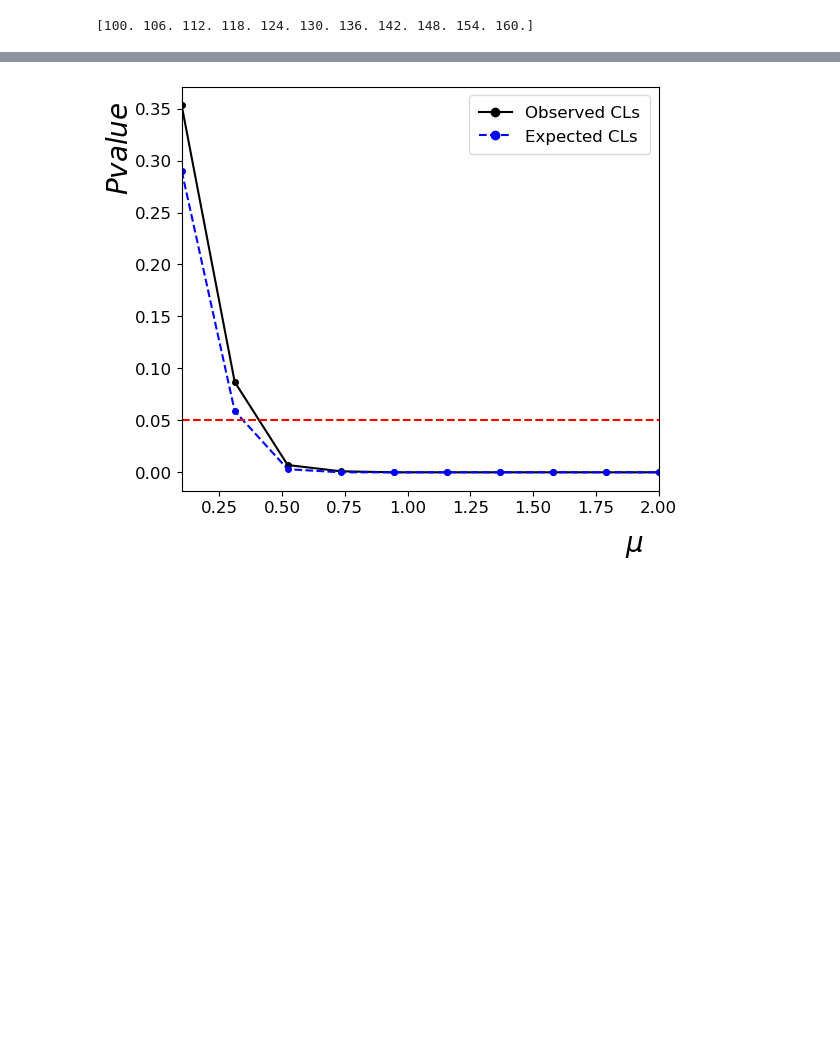
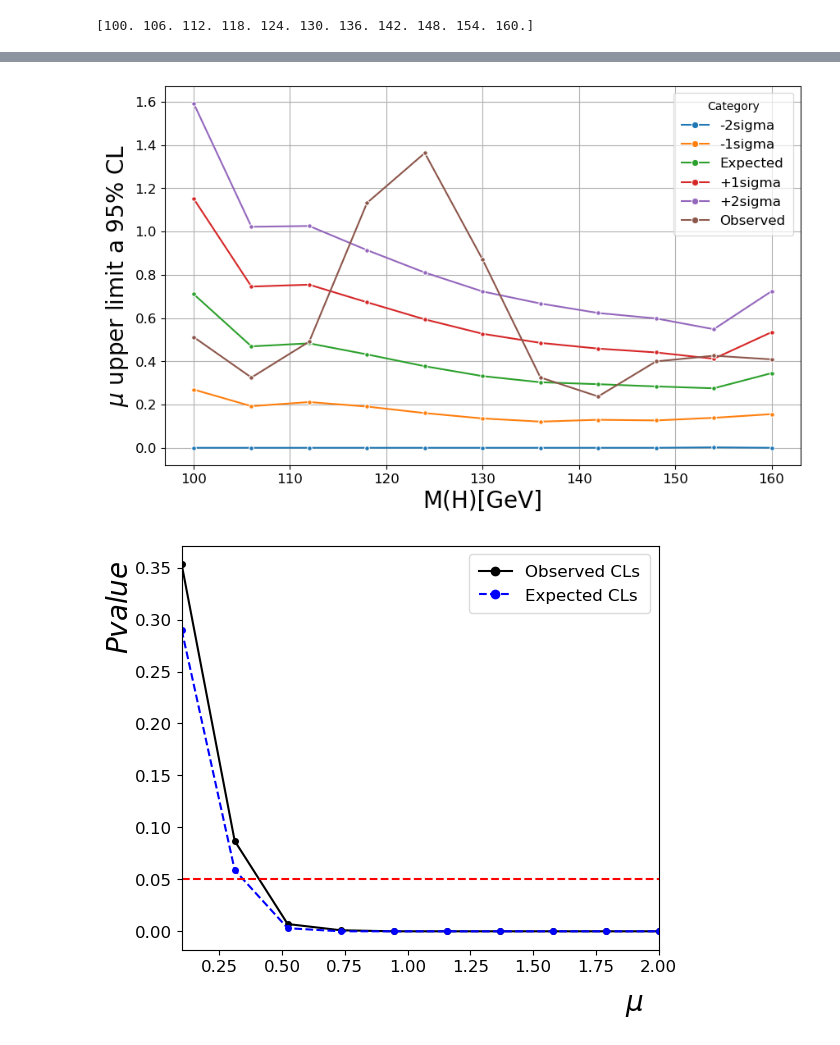
Before and after one commit to asegura4488/StatsHEP, a Jupyter notebook: MultiChannel/LEP/UpperLimitLnQParallel.ipynb, the cells around one changed output, grey strips where cells are left out. Saved outputs shown, nothing was run; the diff lists cells and outputs as text; code cells hidden in the pictures; blank space fills up the shorter version.

```diff
--- a/MultiChannel/LEP/UpperLimitLnQParallel.ipynb
+++ b/MultiChannel/LEP/UpperLimitLnQParallel.ipynb
@@ -216,3 +274,18 @@ for data in Data:
+# %%
+# Convertir el DataFrame a un formato largo para que se pueda graficar fácilmente
+data_melted = DataFinal.melt(id_vars='Mass', var_name='Category', value_name='Value')
+
+# Crear el gráfico de líneas
+plt.figure(figsize=(10, 6))
+sns.lineplot(data=data_melted, x='Mass', y='Value', hue='Category', marker="o")
+
+# Añadir etiquetas y título
+plt.xlabel('M(H)[GeV]')
+plt.ylabel(r'$\mu$ upper limit a $95\%$ CL')
+plt.title('')
+plt.grid(True)
+# %% [output]
+[figure, added]
 # %%
 fig = plt.figure()
 ax = fig.add_subplot(1,1,1)
```
Also changed, not shown: parts of 5 cells of this notebook.
